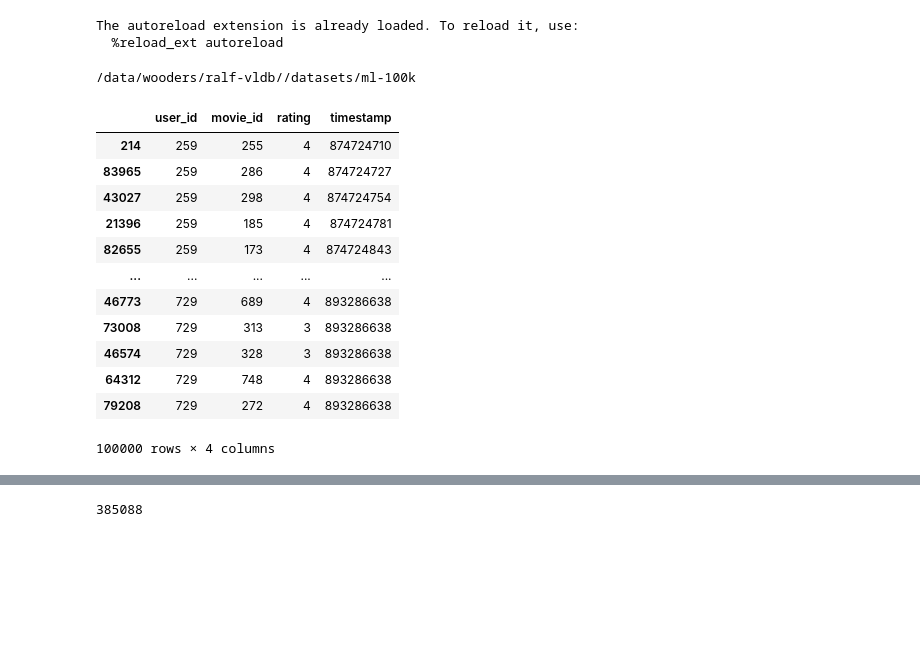
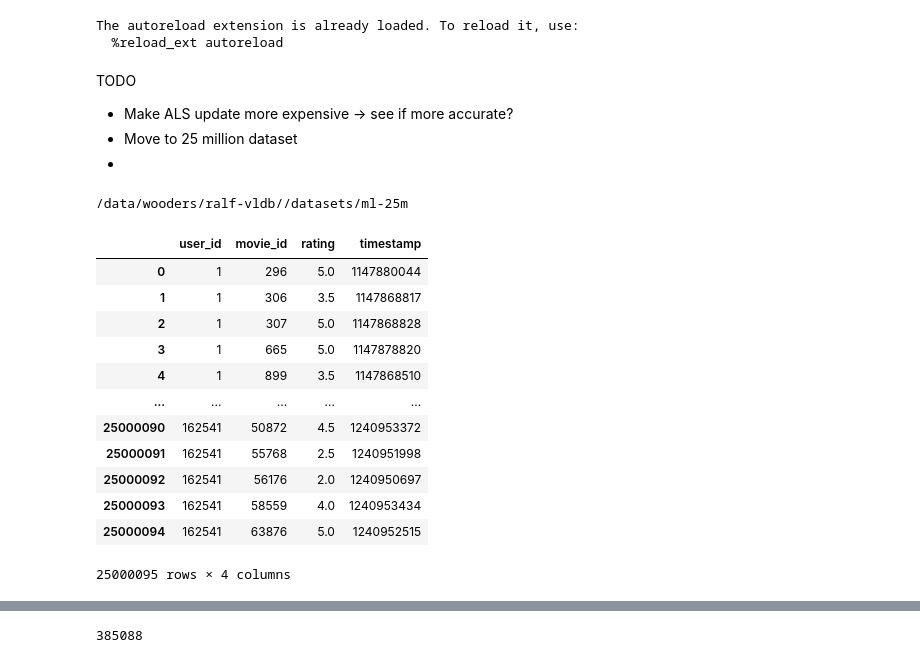
Before and after one commit to feature-store/experiments, a Jupyter notebook: nb/02-22-22 ALS Data Generation.ipynb, the cells around one changed output, grey strips where cells are left out. Saved outputs shown, nothing was run; the diff lists cells and outputs as text; code cells hidden in the pictures; blank space fills up the shorter version.

```diff
--- a/nb/02-22-22 ALS Data Generation.ipynb
+++ b/nb/02-22-22 ALS Data Generation.ipynb
@@ -14,26 +14,35 @@ from workloads.util import use_results, use_dataset, read_config, log_dataset
 # %% [output]
 The autoreload extension is already loaded. To reload it, use:
   %reload_ext autoreload
-# %%
-dataset_dir = use_dataset("ml-100k")
-# %% [output]
-/data/wooders/ralf-vldb//datasets/ml-100k
+# %% [markdown]
+TODO
+* Make ALS update more expensive -> see if more accurate?
+* Move to 25 million dataset
+*
+# %%
+#dataset_dir = use_dataset("ml-100k")
+dataset_dir = use_dataset("ml-latest-small")
+# %% [output]
+/data/wooders/ralf-vldb//datasets/ml-25m
 # %%
-ratings_path = f"{dataset_dir}/u.data"
-df = pd.read_csv(ratings_path, sep = '\t', names = ["user_id", "movie_id", "rating", "timestamp"]).sort_values('timestamp')
+#ratings_path = f"{dataset_dir}/u.data"
+ratings_path = f"{dataset_dir}/ratings.csv"
+#df = pd.read_csv(ratings_path, sep = '\t', names = ["user_id", "movie_id", "rating", "timestamp"]).sort_values('timestamp')
+df = pd.read_csv(ratings_path) #, names = ["userId", "movieId", "rating", "timestamp"])
+df.columns = ["user_id", "movie_id", "rating", "timestamp"]
 df
 # %% [output]
 |  | user_id | movie_id | rating | timestamp |
-| 214 | 259 | 255 | 4 | 874724710 |
-| 83965 | 259 | 286 | 4 | 874724727 |
-| 43027 | 259 | 298 | 4 | 874724754 |
-| 21396 | 259 | 185 | 4 | 874724781 |
-| 82655 | 259 | 173 | 4 | 874724843 |
+| 0 | 1 | 296 | 5.0 | 1147880044 |
+| 1 | 1 | 306 | 3.5 | 1147868817 |
+| 2 | 1 | 307 | 5.0 | 1147868828 |
+| 3 | 1 | 665 | 5.0 | 1147878820 |
+| 4 | 1 | 899 | 3.5 | 1147868510 |
 | ... | ... | ... | ... | ... |
-| 46773 | 729 | 689 | 4 | 893286638 |
-| 73008 | 729 | 313 | 3 | 893286638 |
-| 46574 | 729 | 328 | 3 | 893286638 |
-| 64312 | 729 | 748 | 4 | 893286638 |
-| 79208 | 729 | 272 | 4 | 893286638 |
+| 25000090 | 162541 | 50872 | 4.5 | 1240953372 |
+| 25000091 | 162541 | 55768 | 2.5 | 1240951998 |
+| 25000092 | 162541 | 56176 | 2.0 | 1240950697 |
+| 25000093 | 162541 | 58559 | 4.0 | 1240953434 |
+| 25000094 | 162541 | 63876 | 5.0 | 1240952515 |
-100000 rows × 4 columns
+25000095 rows × 4 columns
 # %%
```
Also changed, not shown: parts of 4 cells of this notebook, 4 other files.
